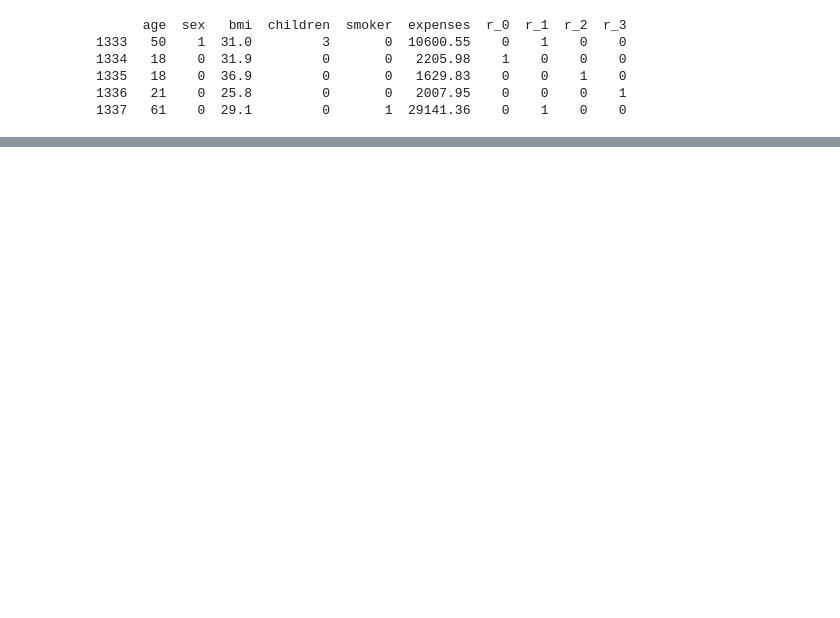
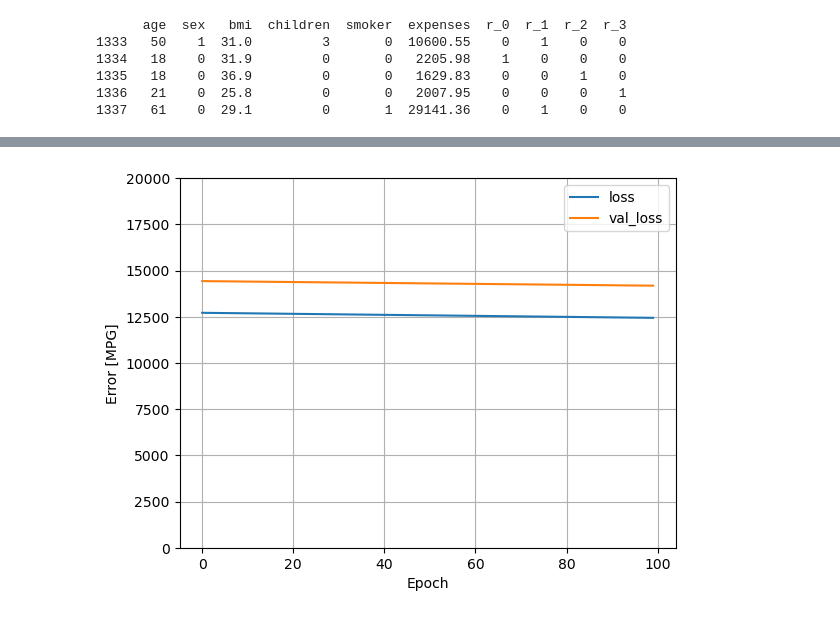
Before and after one commit to gdc-fcc/ols-health, a Jupyter notebook: nn.ipynb, the cells around one changed output, grey strips where cells are left out. Saved outputs shown, nothing was run; the diff lists cells and outputs as text; code cells hidden in the pictures; blank space fills up the shorter version.

```diff
--- a/nn.ipynb
+++ b/nn.ipynb
@@ -33,0 +108,23 @@ print(dataset.tail())
+# %%
+linear_model = tf.keras.Sequential([
+    normalizer,
+    layers.Dense(units=1)
+])
+#linear_model.predict(train_features[:10])
+#linear_model.layers[1].kernel
+linear_model.compile(
+    optimizer=tf.keras.optimizers.Adam(learning_rate=0.1),
+    loss='mean_absolute_error')
+# %%
+history = linear_model.fit(
+    train_features,
+    train_labels,
+    epochs=100,
+    # Suppress logging.
+    verbose=0,
+    # Calculate validation results on 20% of the training data.
+    validation_split = 0.2)
+# %%
+plot_loss(history)
+# %% [output]
+[figure, added]
```
Also changed, not shown: parts of 10 cells of this notebook.
